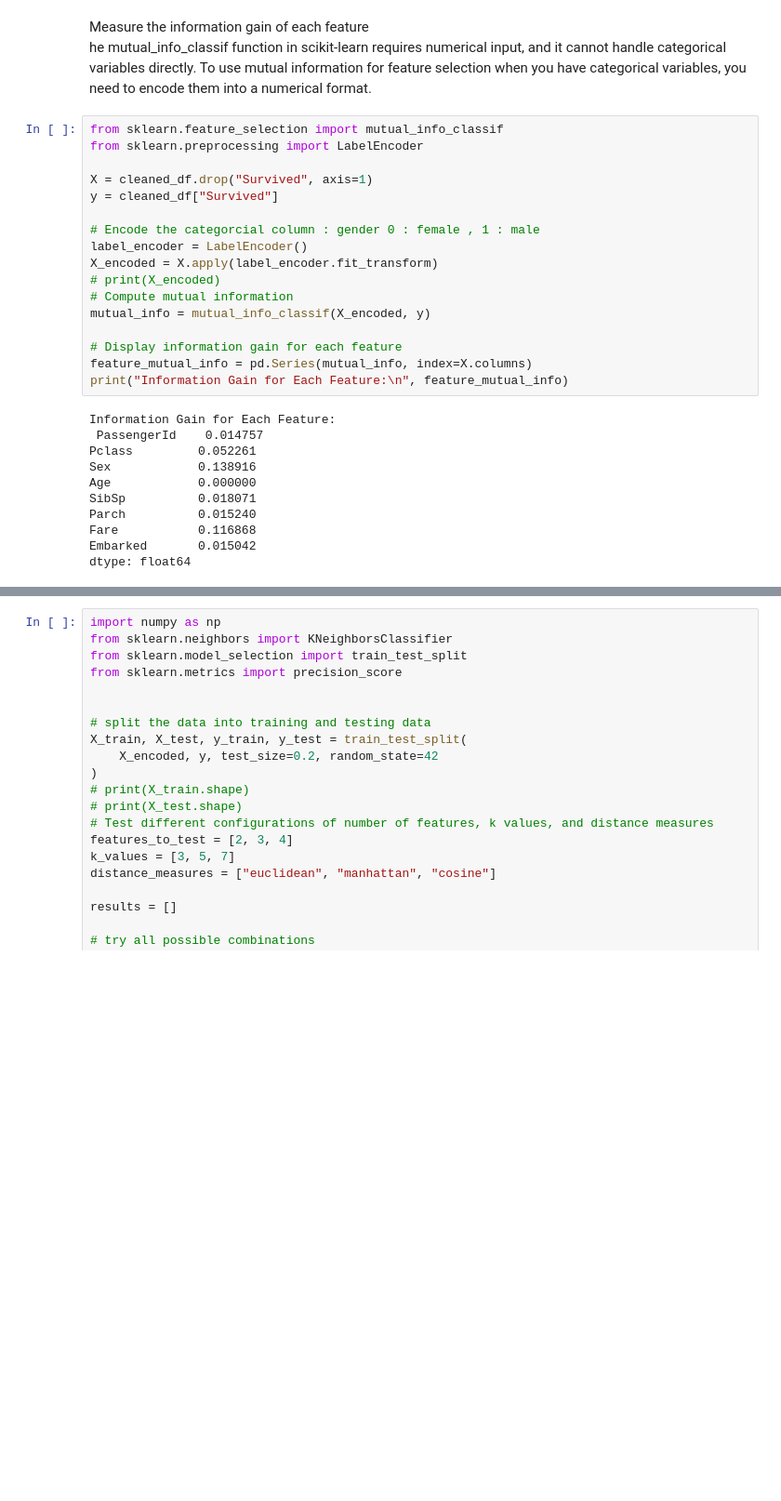
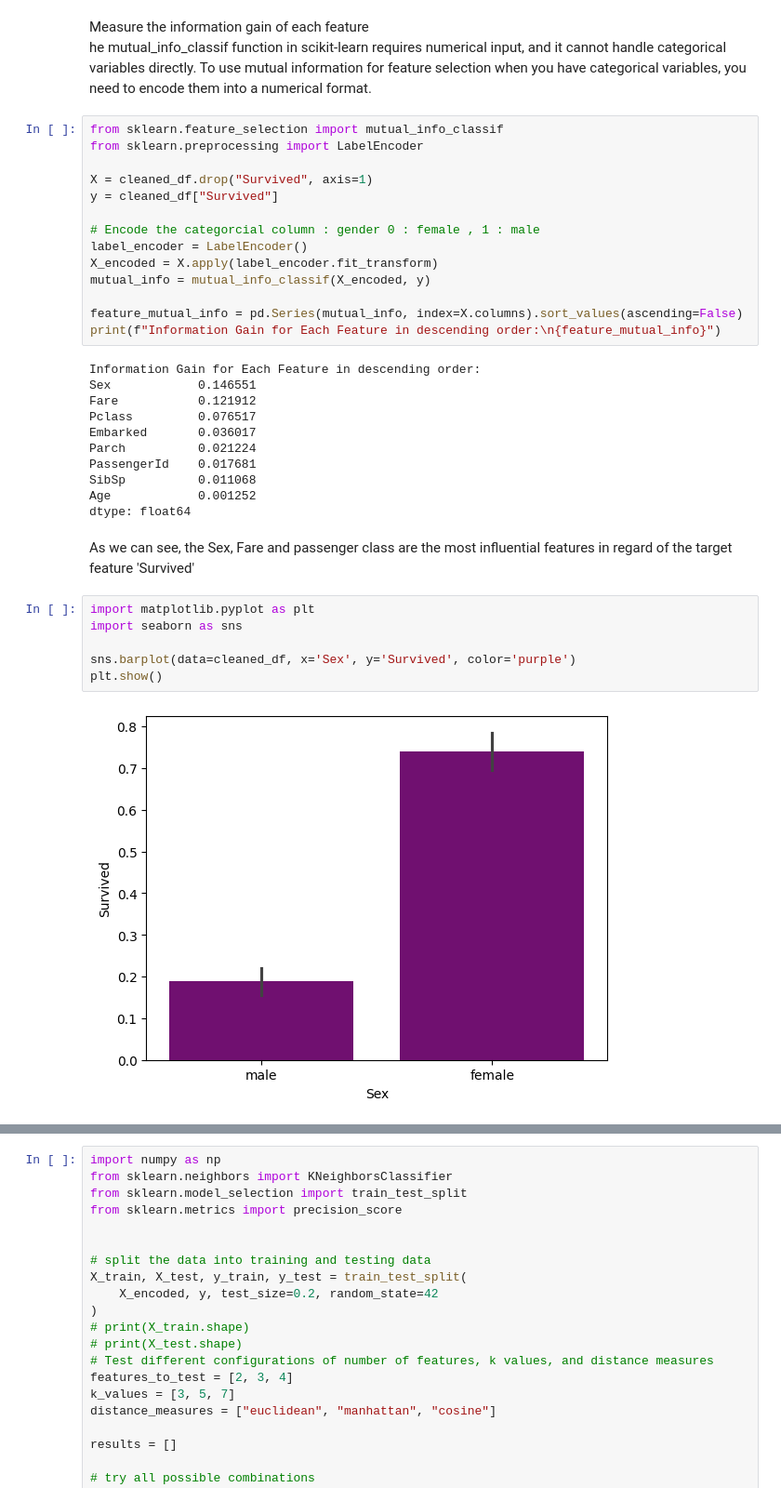
Before and after one commit to Wissemamr/Fundamentals_of_DS, a Jupyter notebook: HW/HW3/Part1_feature_engineering/Practical_work/feature_selection_titanic/feature_selection.ipynb, the cells around one changed output, grey strips where cells are left out. Shown at 93% size. Cells and saved outputs as stored; diff of their text form; blank space fills up the shorter version.

Commit message:
added data exploration details

```diff
--- a/HW/HW3/Part1_feature_engineering/Practical_work/feature_selection_titanic/feature_selection.ipynb
+++ b/HW/HW3/Part1_feature_engineering/Practical_work/feature_selection_titanic/feature_selection.ipynb
@@ -198,21 +215,28 @@ y = cleaned_df["Survived"]
 # Encode the categorcial column : gender 0 : female , 1 : male
 label_encoder = LabelEncoder()
 X_encoded = X.apply(label_encoder.fit_transform)
-# print(X_encoded)
-# Compute mutual information
 mutual_info = mutual_info_classif(X_encoded, y)
 
-# Display information gain for each feature
-feature_mutual_info = pd.Series(mutual_info, index=X.columns)
-print("Information Gain for Each Feature:\n", feature_mutual_info)
+feature_mutual_info = pd.Series(mutual_info, index=X.columns).sort_values(ascending=False)
+print(f"Information Gain for Each Feature in descending order:\n{feature_mutual_info}")
 # %% [output]
-Information Gain for Each Feature:
- PassengerId    0.014757
-Pclass         0.052261
-Sex            0.138916
-Age            0.000000
-SibSp          0.018071
-Parch          0.015240
-Fare           0.116868
-Embarked       0.015042
+Information Gain for Each Feature in descending order:
+Sex            0.146551
+Fare           0.121912
+Pclass         0.076517
+Embarked       0.036017
+Parch          0.021224
+PassengerId    0.017681
+SibSp          0.011068
+Age            0.001252
 dtype: float64
+# %% [markdown]
+As we can see, the Sex, Fare and passenger class are the most influential features in regard of the target feature 'Survived'
+# %%
+import matplotlib.pyplot as plt
+import seaborn as sns
+
+sns.barplot(data=cleaned_df, x='Sex', y='Survived', color='purple')
+plt.show()
+# %% [output]
+[figure, added]
```
Also changed, not shown: parts of 9 cells of this notebook, 1 other file.
